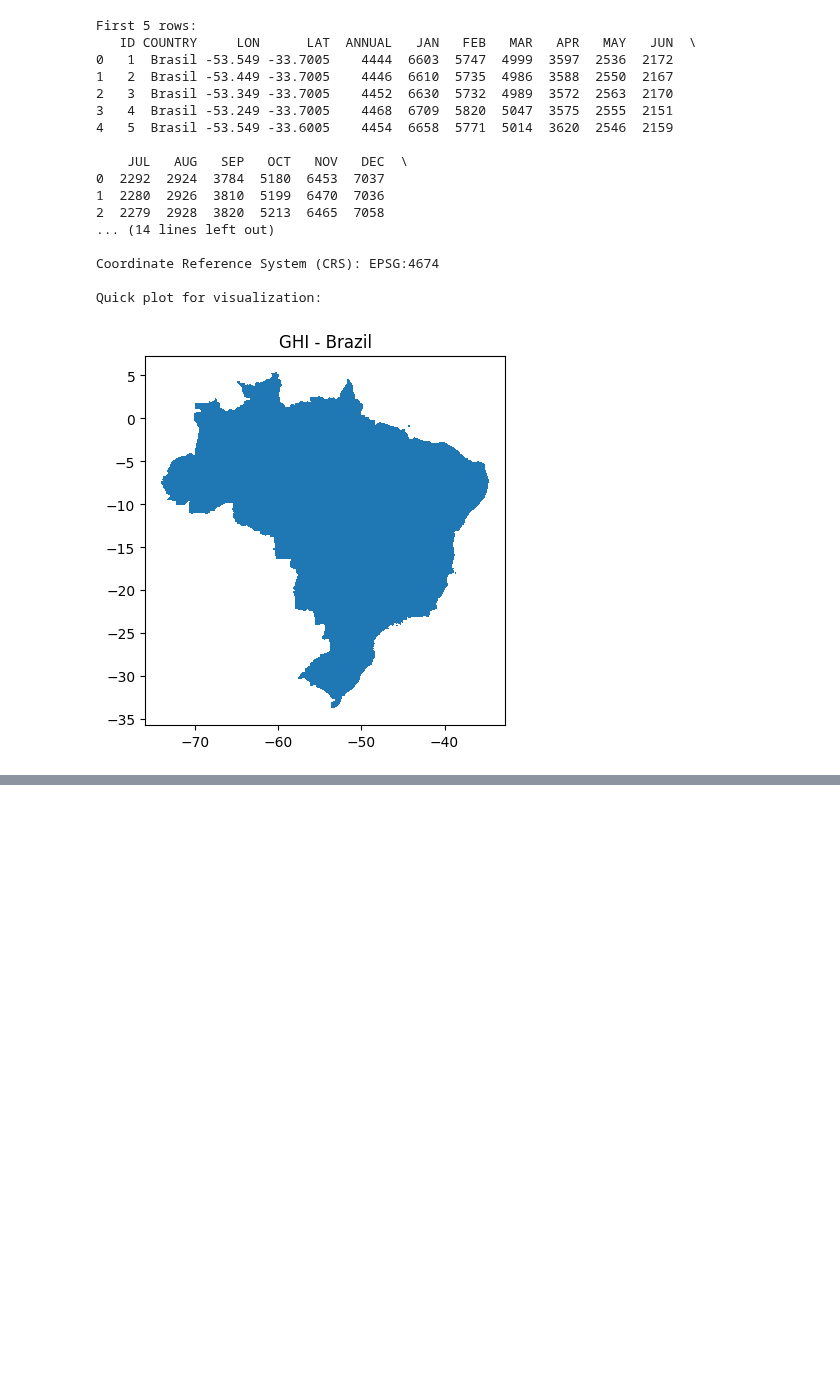
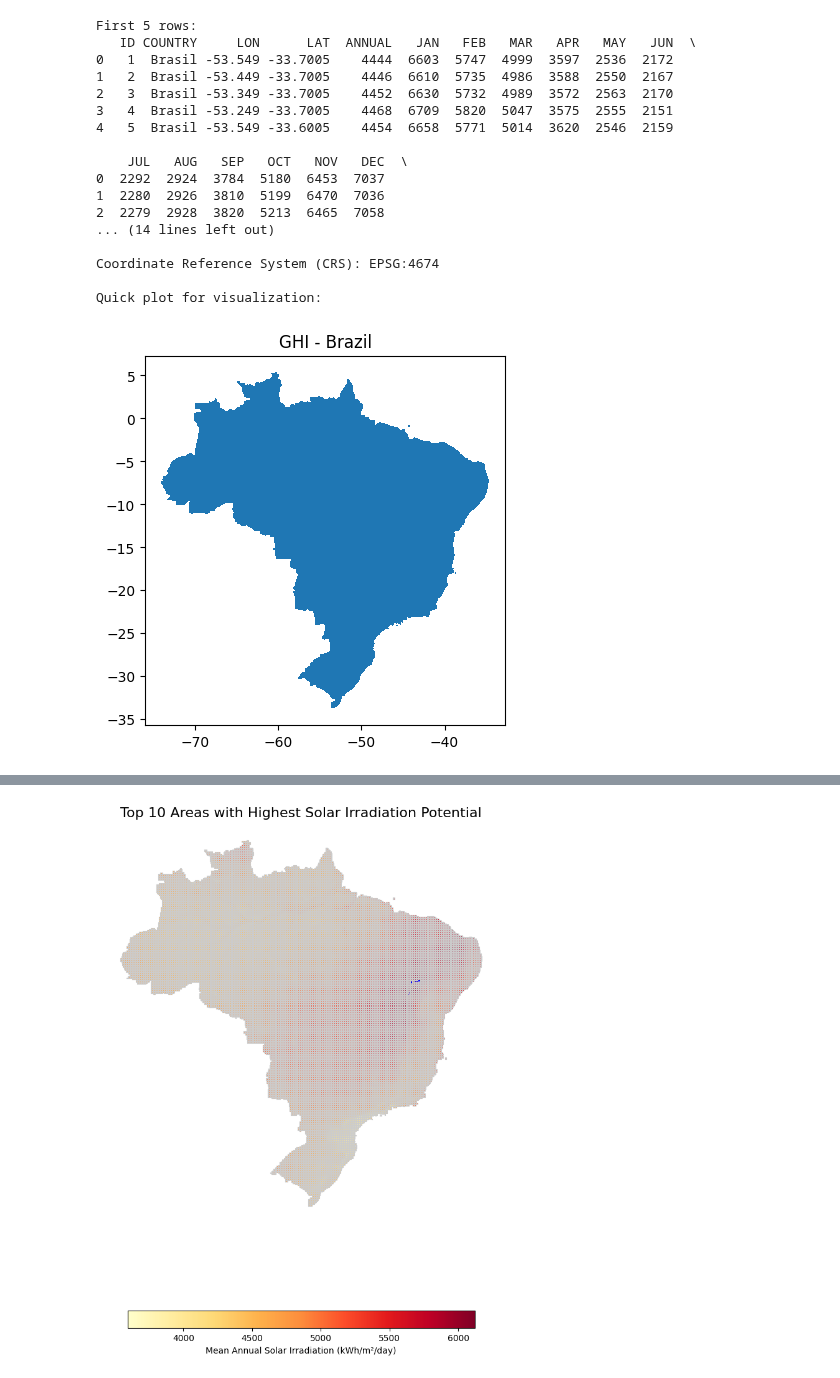
Before and after one commit to JPMartinsF/analise-geografica-energia-solar-brasil, a Jupyter notebook: notebooks/01-exploracao-inicial.ipynb, the cells around one changed output, grey strips where cells are left out. Drawn from its saved outputs; the diff is of its cells as text; code cells hidden in the pictures; blank space fills up the shorter version.

```diff
--- a/notebooks/01-exploracao-inicial.ipynb
+++ b/notebooks/01-exploracao-inicial.ipynb
@@ -47,0 +81,5 @@ Quick plot for visualization:
+# %%
+highest_irradiation = gdf.sort_values("ANNUAL", ascending=False).head(10)
+
+print("Top 10 areas with highest mean annual solar irradiation:")
+print(highest_irradiation[["ID", "ANNUAL", "LON", "LAT"]])
@@ -47,0 +99,28 @@ Quick plot for visualization:
+# %%
+fig, ax = plt.subplots(1, 1, figsize=(12, 12))
+
+gdf.plot(
+    column="ANNUAL",
+    cmap="YlOrRd",
+    linewidth=0.8,
+    ax=ax,
+    edgecolor="0.8",
+    legend=True,
+    legend_kwds={
+        "label": "Mean Annual Solar Irradiation (kWh/m²/day)",
+        "orientation": "horizontal",
+        "shrink": 0.6,
+    },
+)
+
+highest_irradiation.plot(ax=ax, marker="*", color="blue", markersize=150)
+
+ax.set_axis_off()
+ax.set_title(
+    "Top 10 Areas with Highest Solar Irradiation Potential",
+    fontdict={"fontsize": "16", "fontweight": "3"},
+)
+
+plt.show()
+# %% [output]
+[figure, added]
```
Also changed, not shown: parts of 5 cells of this notebook.
